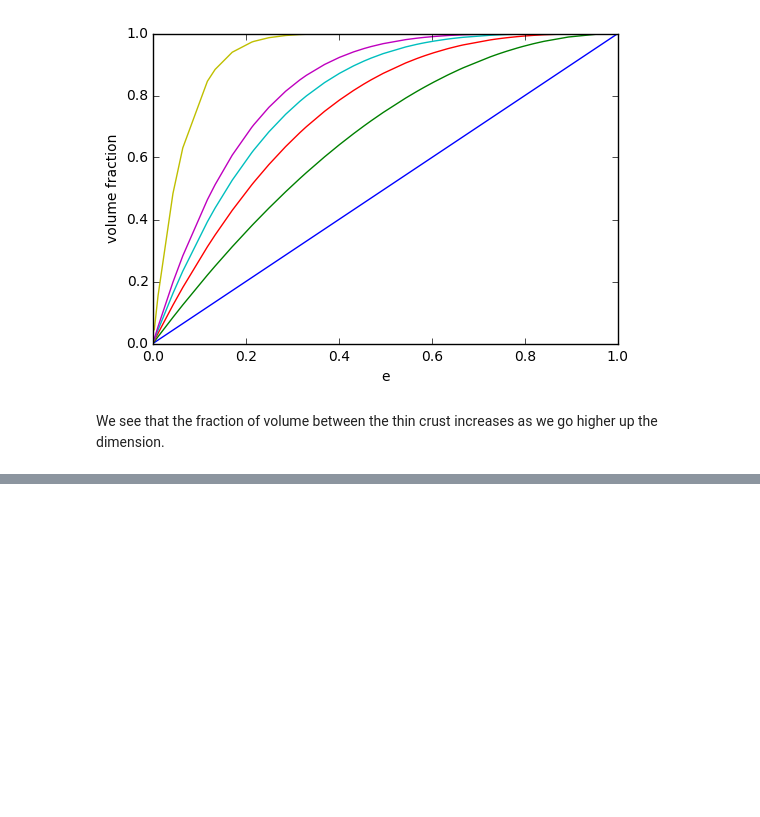
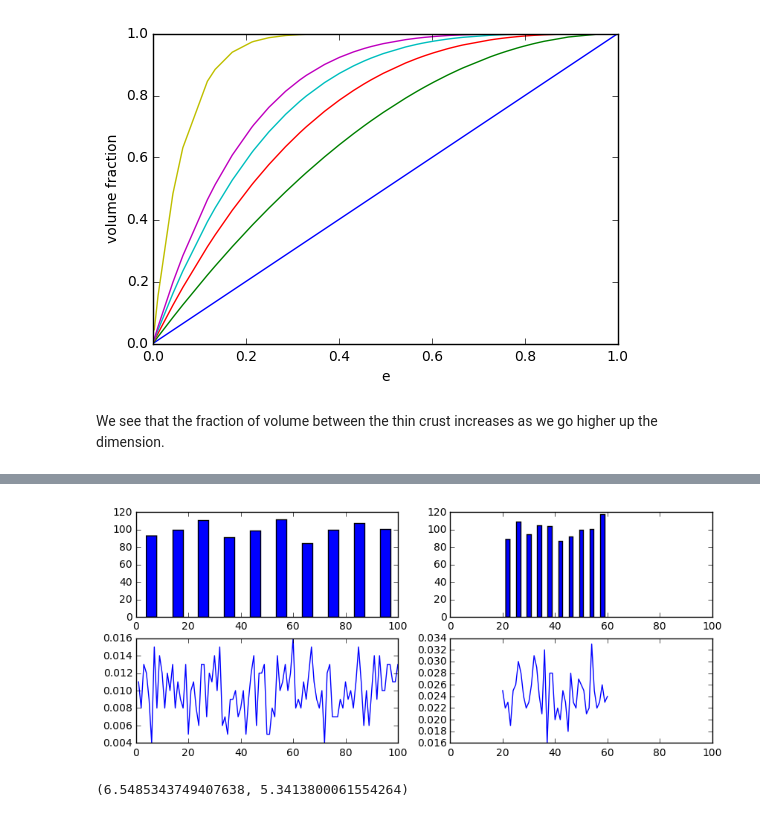
Before and after one commit to Manish-rai21bit/Artificial_Intelligence, a Jupyter notebook: MachineLearning_Studies/Chapter_1.ipynb, the cells around one changed output, grey strips where cells are left out. Cells and saved outputs as stored; diff of their text form; code cells hidden in the pictures; blank space fills up the shorter version.

```diff
--- a/MachineLearning_Studies/Chapter_1.ipynb
+++ b/MachineLearning_Studies/Chapter_1.ipynb
@@ -279,0 +324,30 @@ We see that the fraction of volume between the thin crust increases as we go hig
+# %%
+# Calculating the entropy of 2 random datasets
+
+data1 = list(random.randint(1, 100) for i in range(1000)) #generating the random data
+data_unique1, counts = np.unique(data1, return_counts=True)
+data_freq1 = list(counts[i]/len(data1) for i in range(len(counts)))
+
+data2 = list(random.randint(20, 60) for i in range(1000)) #generating the random data
+data_unique2, counts2 = np.unique(data2, return_counts=True)
+data_freq2 = list(counts2[i]/len(data2) for i in range(len(counts2)))
+# %%
+plt.figure(figsize=(10, 4))
+plt.subplot(221)
+plt.hist(data1, bins=10, rwidth=0.4)
+plt.xlim(0, 100)
+
+plt.subplot(222)
+plt.hist(data2, bins=10, rwidth=0.4)
+plt.xlim(0, 100)
+
+plt.subplot(223)
+plt.plot(data1_unique, data1_freq)
+plt.xlim(0, 100)
+
+plt.subplot(224)
+plt.plot(data_unique2, data_freq2)
+plt.xlim(0, 100)
+plt.show()
+# %% [output]
+[figure, added]
@@ -279,0 +360,6 @@ We see that the fraction of volume between the thin crust increases as we go hig
+# %%
+H1 = sum(list(get_entropy_func(data_freq1[i]) for i in range(len(data_freq1))))
+H2 = sum(list(get_entropy_func(data_freq2[i]) for i in range(len(data_freq2))))
+H1, H2
+# %% [output]
+(6.5485343749407638, 5.3413800061554264)
```
Also changed, not shown: parts of 3 cells of this notebook.
